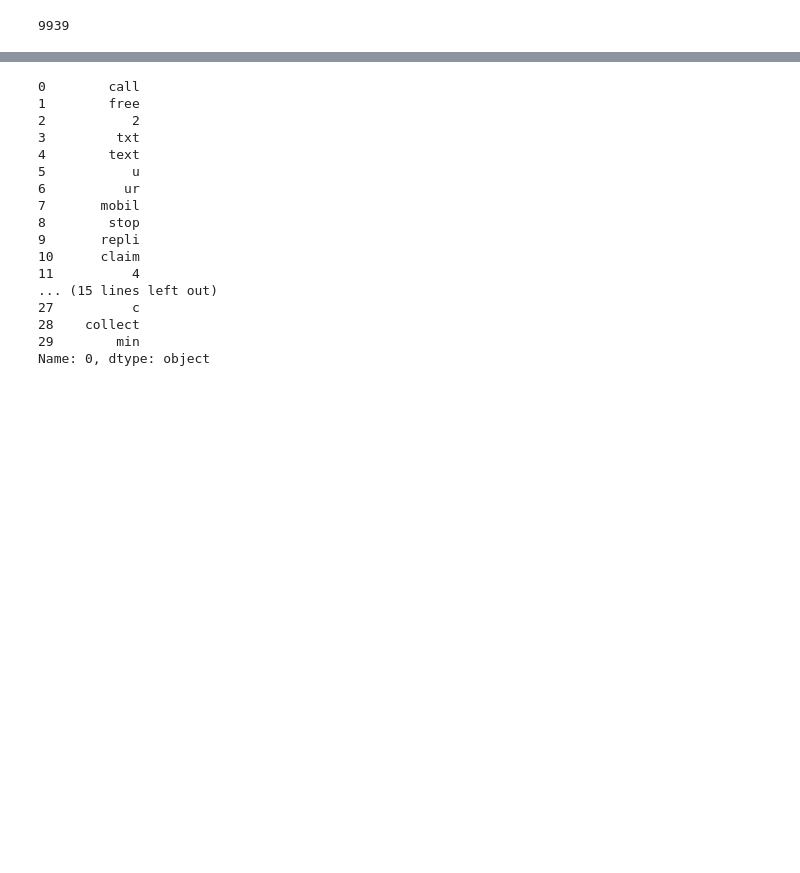
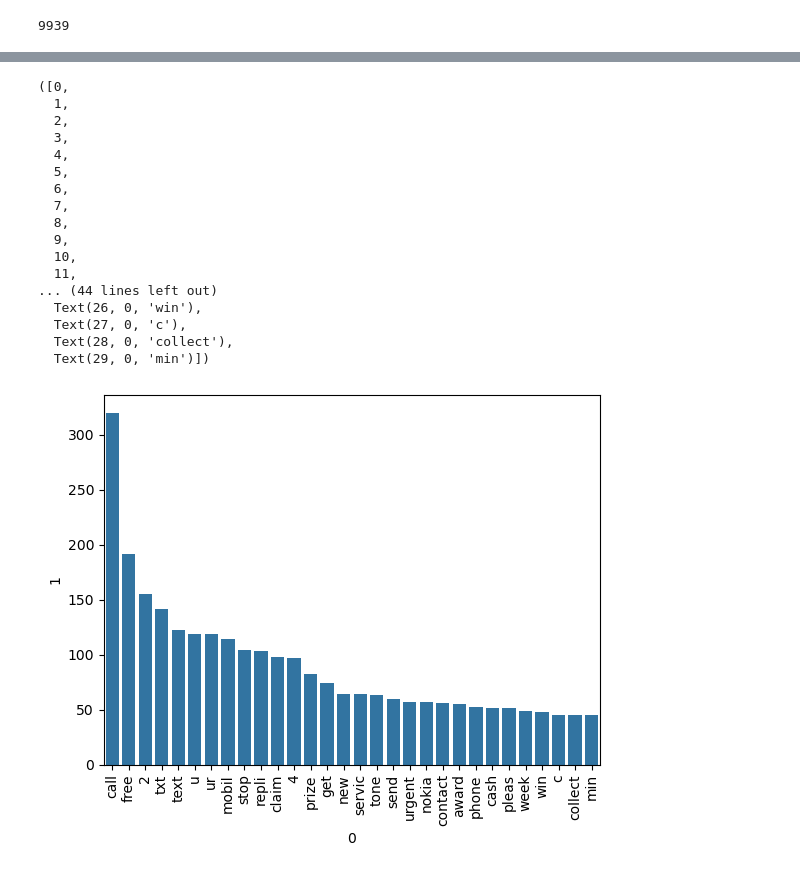
Before and after one commit to souravbiswas19/email-spam-classifier, a Jupyter notebook: sms-spam-detection.ipynb, the cells around one changed output, grey strips where cells are left out. Saved outputs shown, nothing was run; the diff lists cells and outputs as text; code cells hidden in the pictures; blank space fills up the shorter version.

```diff
--- a/sms-spam-detection.ipynb
+++ b/sms-spam-detection.ipynb
@@ -343,20 +361,23 @@ from collections import Counter
 # %%
-pd.DataFrame(Counter(spam_corpus).most_common(30))[0]
+from collections import Counter
+sns.barplot(x=pd.DataFrame(Counter(spam_corpus).most_common(30))[0],y=pd.DataFrame(Counter(spam_corpus).most_common(30))[1])
+plt.xticks(rotation='vertical')
 # %% [output]
-0        call
-1        free
-2           2
-3         txt
-4        text
-5           u
-6          ur
-7       mobil
-8        stop
-9       repli
-10      claim
-11          4
-... (15 lines left out)
-27          c
-28    collect
-29        min
-Name: 0, dtype: object
+([0,
+  1,
+  2,
+  3,
+  4,
+  5,
+  6,
+  7,
+  8,
+  9,
+  10,
+  11,
+... (44 lines left out)
+  Text(26, 0, 'win'),
+  Text(27, 0, 'c'),
+  Text(28, 0, 'collect'),
+  Text(29, 0, 'min')])
+[figure, added]
```
Also changed, not shown: parts of 4 cells of this notebook.
